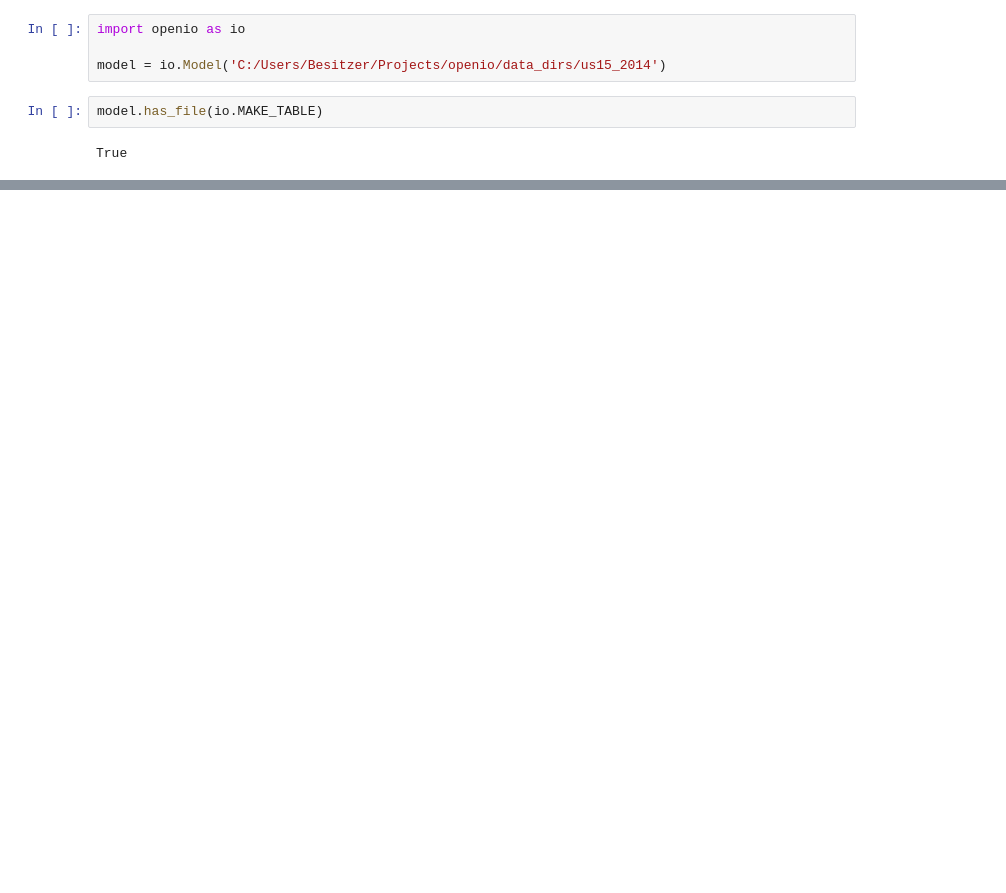
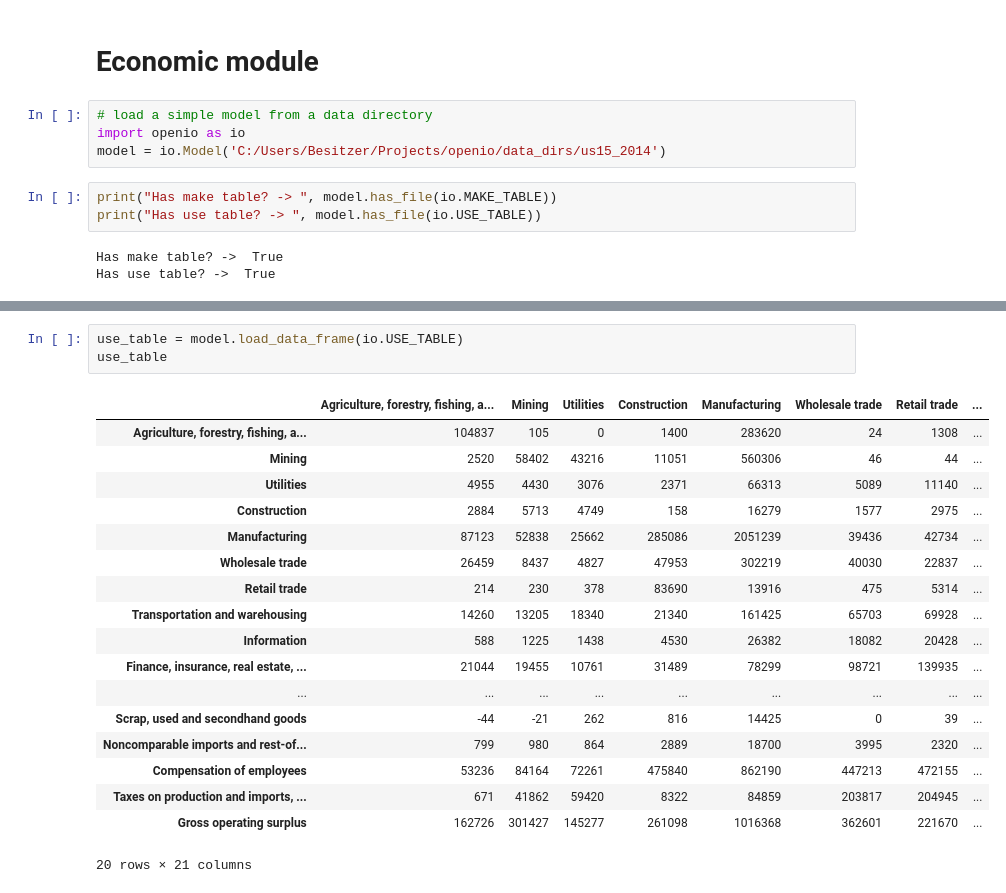
Before and after one commit to USEPA/IO-Model-Builder, a Jupyter notebook: notebooks/economic_module.ipynb, the cells around one changed output, grey strips where cells are left out. Cells and saved outputs as stored; diff of their text form; blank space fills up the shorter version.

```diff
--- a/notebooks/economic_module.ipynb
+++ b/notebooks/economic_module.ipynb
@@ -1,11 +1,15 @@
+# %% [markdown]
+# Economic module
 # %%
+# load a simple model from a data directory
 import openio as io
-
 model = io.Model('C:/Users/Besitzer/Projects/openio/data_dirs/us15_2014')
-# %%
-model.has_file(io.MAKE_TABLE)
-# %% [output]
-True
+# %%
+print("Has make table? -> ", model.has_file(io.MAKE_TABLE))
+print("Has use table? -> ", model.has_file(io.USE_TABLE))
+# %% [output]
+Has make table? ->  True
+Has use table? ->  True
 # %%
 make_table = model.load_data_frame(io.MAKE_TABLE)
 make_table
@@ -26,3 +30,25 @@ make_table
 | Arts, entertainment, recreation, ... | 0.0 | 0.0 | 0.0 | 0.0 | 0.0 | 0.0 | 0.0 | ... |
 | Other services, except government | 0.0 | 0.0 | 0.0 | 0.0 | 0.0 | 0.0 | 0.0 | ... |
 | Government | 2125.0 | 0.0 | 116431.0 | 0.0 | 0.0 | 0.0 | 6089.0 | ... |
+# %%
+use_table = model.load_data_frame(io.USE_TABLE)
+use_table
+# %% [output]
+|  | Agriculture, forestry, fishing, a... | Mining | Utilities | Construction | Manufacturing | Wholesale trade | Retail trade | ... |
+| Agriculture, forestry, fishing, a... | 104837 | 105 | 0 | 1400 | 283620 | 24 | 1308 | ... |
+| Mining | 2520 | 58402 | 43216 | 11051 | 560306 | 46 | 44 | ... |
+| Utilities | 4955 | 4430 | 3076 | 2371 | 66313 | 5089 | 11140 | ... |
+| Construction | 2884 | 5713 | 4749 | 158 | 16279 | 1577 | 2975 | ... |
+| Manufacturing | 87123 | 52838 | 25662 | 285086 | 2051239 | 39436 | 42734 | ... |
+| Wholesale trade | 26459 | 8437 | 4827 | 47953 | 302219 | 40030 | 22837 | ... |
+| Retail trade | 214 | 230 | 378 | 83690 | 13916 | 475 | 5314 | ... |
+| Transportation and warehousing | 14260 | 13205 | 18340 | 21340 | 161425 | 65703 | 69928 | ... |
+| Information | 588 | 1225 | 1438 | 4530 | 26382 | 18082 | 20428 | ... |
+| Finance, insurance, real estate, ... | 21044 | 19455 | 10761 | 31489 | 78299 | 98721 | 139935 | ... |
+| ... | ... | ... | ... | ... | ... | ... | ... | ... |
+| Scrap, used and secondhand goods | -44 | -21 | 262 | 816 | 14425 | 0 | 39 | ... |
+| Noncomparable imports and rest-of... | 799 | 980 | 864 | 2889 | 18700 | 3995 | 2320 | ... |
+| Compensation of employees | 53236 | 84164 | 72261 | 475840 | 862190 | 447213 | 472155 | ... |
+| Taxes on production and imports, ... | 671 | 41862 | 59420 | 8322 | 84859 | 203817 | 204945 | ... |
+| Gross operating surplus | 162726 | 301427 | 145277 | 261098 | 1016368 | 362601 | 221670 | ... |
+20 rows × 21 columns
```
Also changed, not shown: parts of 1 cell of this notebook, 9 other files.
